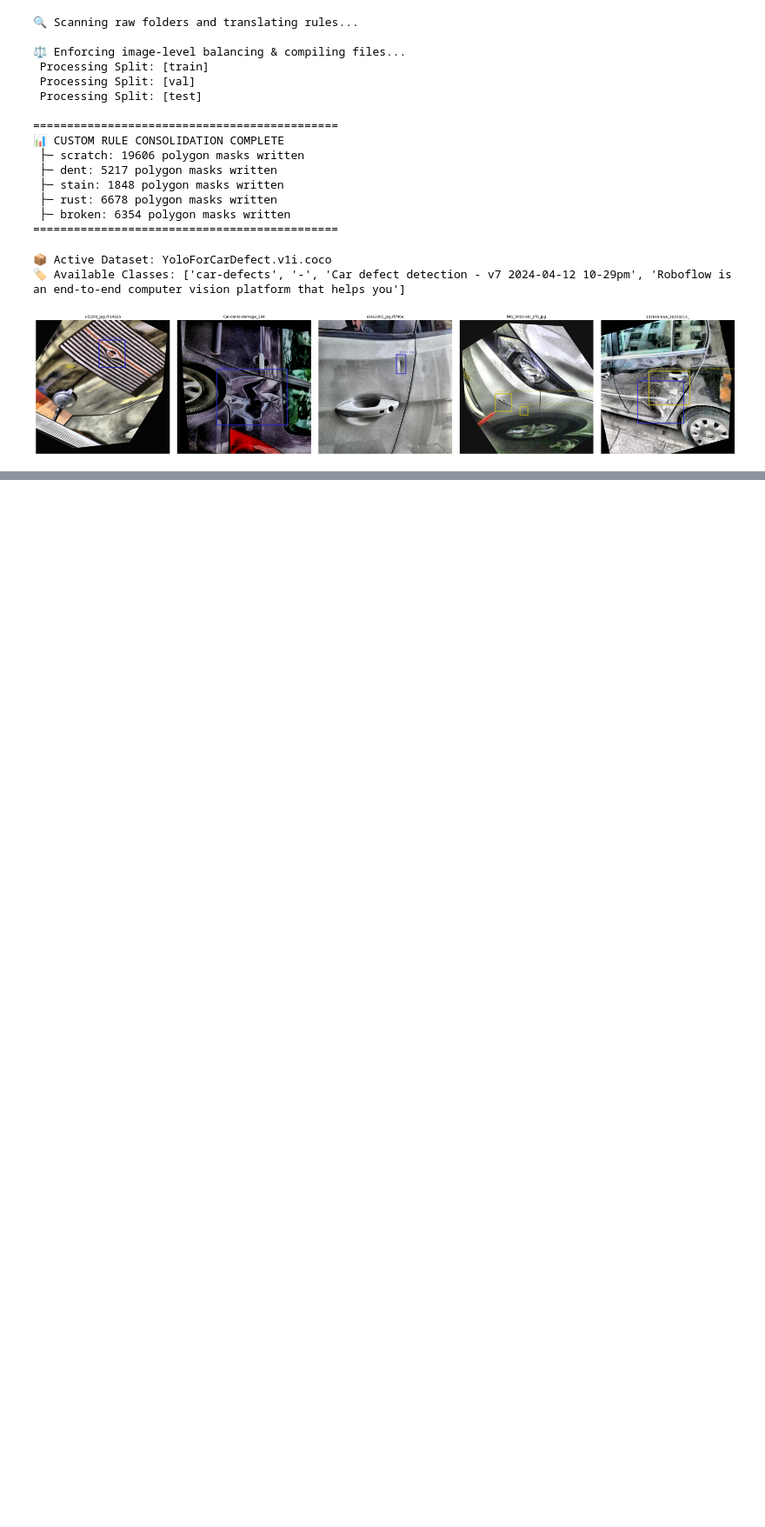
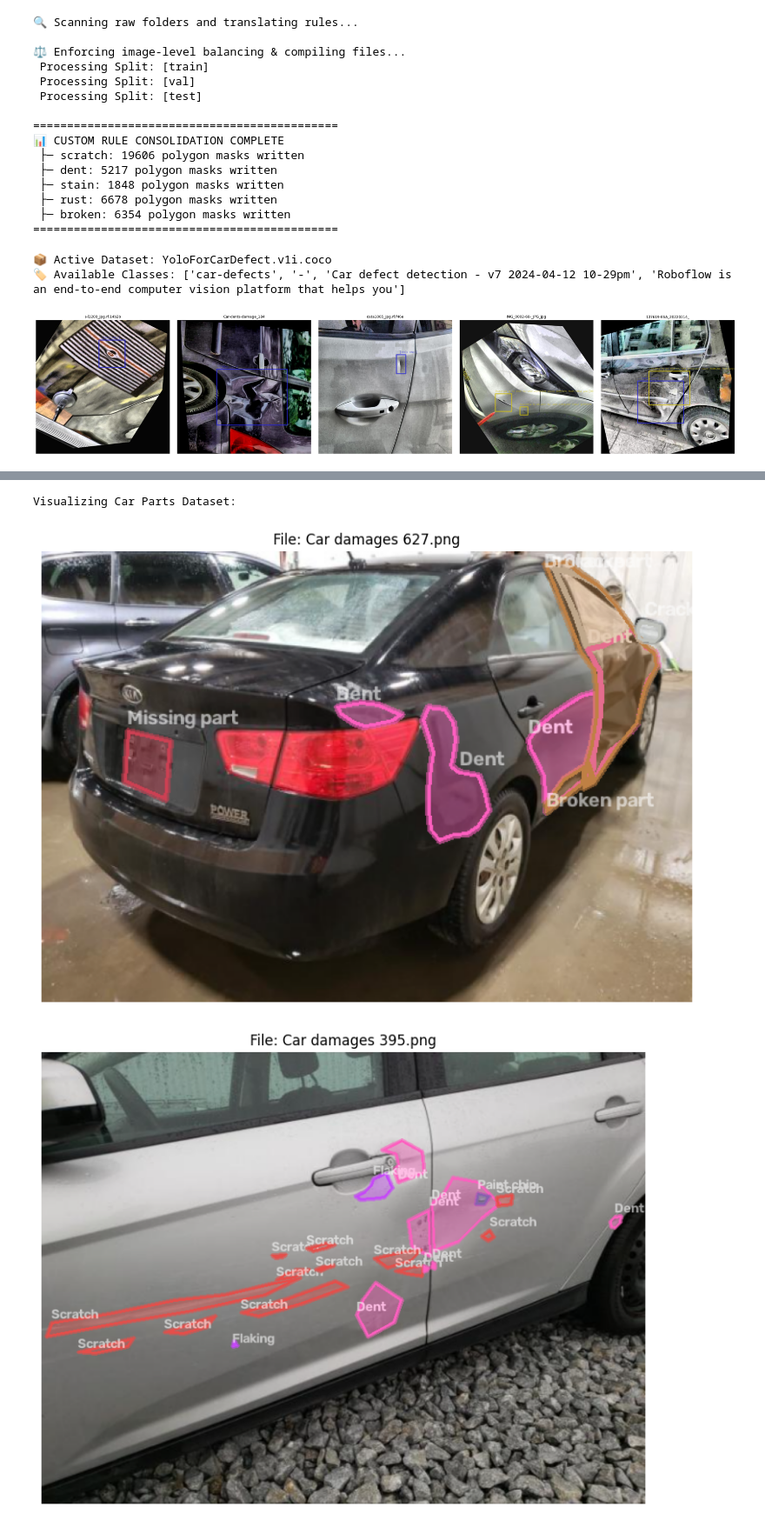
Before and after one commit to Chumdararith-LOU/car_defect_detection, a Jupyter notebook: src/inspect_datasets.ipynb, the cells around one changed output, grey strips where cells are left out. Shown at 87% size. Drawn from its saved outputs; the diff is of its cells as text; code cells hidden in the pictures; blank space fills up the shorter version.

```diff
--- a/src/inspect_datasets.ipynb
+++ b/src/inspect_datasets.ipynb
@@ -535,0 +598,77 @@ verify_processed_dataset(num_images=3)
+# %%
+import os
+import json
+import random
+import cv2
+import matplotlib.pyplot as plt
+from pathlib import Path
+import numpy as np
+
+def visualize_random_samples(absolute_dataset_path, num_samples=3):
+    base_dir = Path(absolute_dataset_path)
+
+    # FIX: Use a relative pattern inside glob()
+    json_files = list(base_dir.glob("**/ann/*.json"))
+
+    if len(json_files) < num_samples:
+        print(f"Not enough annotations found to select {num_samples} samples.")
+        return
+
+    selected_jsons = random.sample(json_files, num_samples)
+    class_colors = {}
+
+    for json_path in selected_jsons:
+        with open(json_path, "r", encoding="utf-8") as f:
+            ann_data = json.load(f)
+
+        img_name_stem = json_path.name.replace(".json", "")
+        img_dir = json_path.parent.parent / "img"
+        img_path = img_dir / img_name_stem
+
+        if not img_path.exists():
+            img_path = next(img_dir.glob(f"{Path(img_name_stem).stem}.*"), None)
+
+        if not img_path or not img_path.exists():
+            print(f"Could not find matching image for: {json_path.name}")
+            continue
+
+        img = cv2.imread(str(img_path))
+        img = cv2.cvtColor(img, cv2.COLOR_BGR2RGB)
+        overlay = img.copy()
+
+        for obj in ann_data.get("objects", []):
+            class_title = obj.get("classTitle", "Unknown")
+            points = obj.get("points", {}).get("exterior", [])
+
+            if not points:
+                continue
+
+            if class_title not in class_colors:
+                class_colors[class_title] = [random.randint(50, 255) for _ in range(3)]
+            color = class_colors[class_title]
+
+            pts = np.array(points, dtype=np.int32)
+            cv2.fillPoly(overlay, [pts], color=color)
+            cv2.polylines(img, [pts], isClosed=True, color=color, thickness=3)
+
+            text_pos = tuple(pts[0])
+            cv2.putText(img, class_title, (text_pos[0], max(text_pos[1]-5, 15)),
+                        cv2.FONT_HERSHEY_SIMPLEX, 0.6, (255, 255, 255), 2, cv2.LINE_AA)
+
+        final_img = cv2.addWeighted(overlay, 0.4, img, 0.6, 0)
+
+        plt.figure(figsize=(10, 7))
+        plt.imshow(final_img)
+        plt.title(f"File: {img_path.name}")
+        plt.axis('off')
+        plt.show()
+
+# Run visualization using the fixed absolute path structure
+data_root = "/Users/macbook/Documents/ITC8/Internship/AI Farm/Project/car_defect_detection/data/raw/archive"
+
+print("Visualizing Car Parts Dataset:")
+visualize_random_samples(f"{data_root}/Car parts dataset", num_samples=3)
+# %% [output]
+Visualizing Car Parts Dataset:
+[figure, added]
+[figure, added]
```
Also changed, not shown: parts of 3 cells of this notebook, 1 other file.
